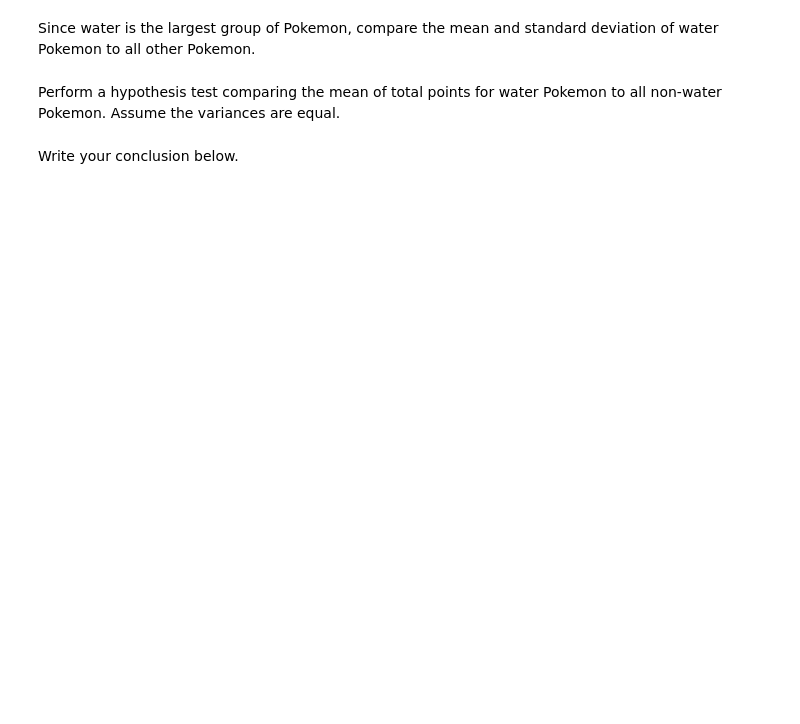
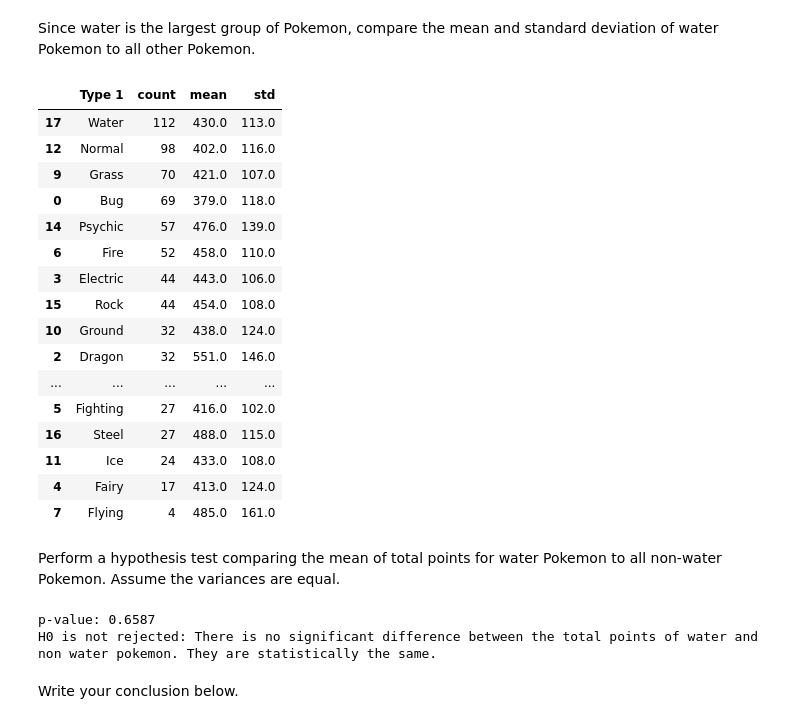
Before and after one commit to ironhack-labs/lab-two-sample-hypothesis-tests, a Jupyter notebook: your-code/main.ipynb, the cells around one changed output. Cells and saved outputs as stored; diff of their text form; code cells hidden in the pictures; blank space fills up the shorter version.

```diff
--- a/your-code/main.ipynb
+++ b/your-code/main.ipynb
@@ -21,3 +26,5 @@ pokemon = pd.read_csv('../data/pokemon.csv')
 Let's start off by looking at the `head` function in the cell below.
 # %%
 # Your code here:
+pokemon = pd.read_csv('Pokemon.csv')
+pokemon.head()
@@ -50,2 +118,24 @@ Since water is the largest group of Pokemon, compare the mean and standard devia
+# %%
+# Your code here:
+pokemon_type_stats = pokemon.groupby("Type 1")["Total"].agg(["count", "mean", "std"]).round(0).reset_index()
+pokemon_type_stats.sort_values(by="count", ascending=False)
+# %% [output]
+|  | Type 1 | count | mean | std |
+| 17 | Water | 112 | 430.0 | 113.0 |
+| 12 | Normal | 98 | 402.0 | 116.0 |
+| 9 | Grass | 70 | 421.0 | 107.0 |
+| 0 | Bug | 69 | 379.0 | 118.0 |
+| 14 | Psychic | 57 | 476.0 | 139.0 |
+| 6 | Fire | 52 | 458.0 | 110.0 |
+| 3 | Electric | 44 | 443.0 | 106.0 |
+| 15 | Rock | 44 | 454.0 | 108.0 |
+| 10 | Ground | 32 | 438.0 | 124.0 |
+| 2 | Dragon | 32 | 551.0 | 146.0 |
+| ... | ... | ... | ... | ... |
+| 5 | Fighting | 27 | 416.0 | 102.0 |
+| 16 | Steel | 27 | 488.0 | 115.0 |
+| 11 | Ice | 24 | 433.0 | 108.0 |
+| 4 | Fairy | 17 | 413.0 | 124.0 |
+| 7 | Flying | 4 | 485.0 | 161.0 |
 # %% [markdown]
 Perform a hypothesis test comparing the mean of total points for water Pokemon to all non-water Pokemon. Assume the variances are equal.
@@ -54,2 +142,17 @@ Perform a hypothesis test comparing the mean of total points for water Pokemon t
+# %%
+water_pokemon = pokemon[pokemon["Type 1"] == "Water"]["Total"]
+non_water_pokemon = pokemon[pokemon["Type 1"] != "Water"]["Total"]
+
+t_stat, p_value = ttest_ind(water_pokemon, non_water_pokemon, equal_var=True, alternative='two-sided')
+
+# H0: total points of water pokemon = total points of non water pokemon
+# H1: total points of water pokemon ≠ total points of non water pokemon
+
+alpha = 0.05
+
+print(f"p-value: {p_value:.4f}")
+# %% [output]
+p-value: 0.6587
+H0 is not rejected: There is no significant difference between the total points of water and non water pokemon. They are statistically the same.
 # %% [markdown]
 Write your conclusion below.
```
Also changed, not shown: parts of 34 cells of this notebook.
